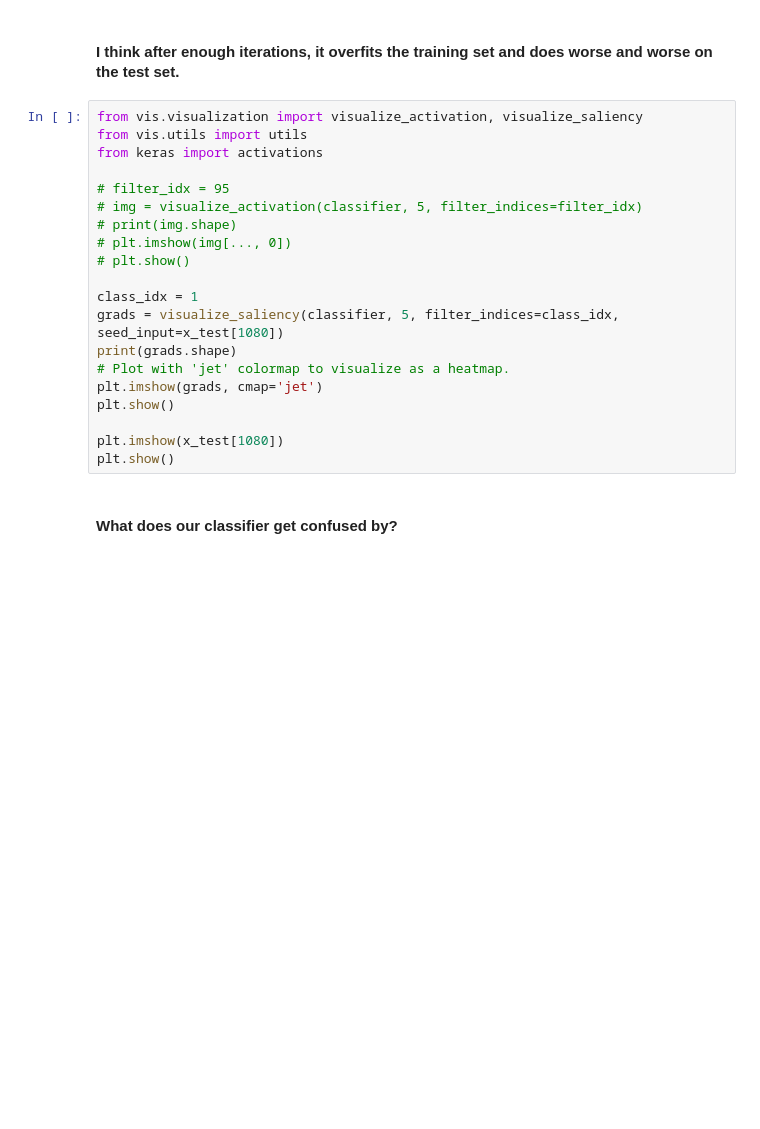
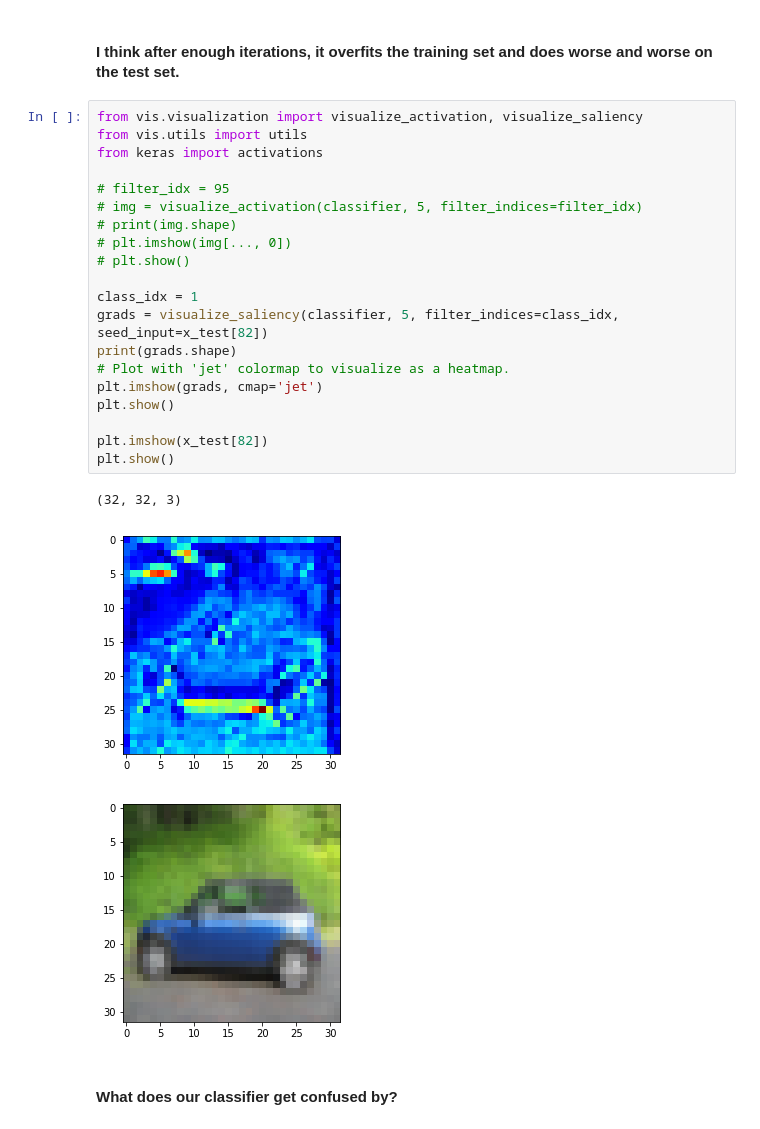
Before and after one commit to vwrj/car_autoencoder, a Jupyter notebook: Car Autoencoder.ipynb, the cells around one changed output. Cells and saved outputs as stored; diff of their text form; blank space fills up the shorter version.

```diff
--- a/Car Autoencoder.ipynb
+++ b/Car Autoencoder.ipynb
@@ -405,23 +445,27 @@ plt.show()
 # %%
 from vis.visualization import visualize_activation, visualize_saliency
 from vis.utils import utils
 from keras import activations
 
 # filter_idx = 95
 # img = visualize_activation(classifier, 5, filter_indices=filter_idx)
 # print(img.shape)
 # plt.imshow(img[..., 0])
 # plt.show()
 
 class_idx = 1
-grads = visualize_saliency(classifier, 5, filter_indices=class_idx, seed_input=x_test[1080])
+grads = visualize_saliency(classifier, 5, filter_indices=class_idx, seed_input=x_test[82])
 print(grads.shape)
 # Plot with 'jet' colormap to visualize as a heatmap.
 plt.imshow(grads, cmap='jet')
 plt.show()
 
-plt.imshow(x_test[1080])
+plt.imshow(x_test[82])
 plt.show()
+# %% [output]
+(32, 32, 3)
+[figure, added]
+[figure, added]
 # %% [markdown]
 #### What does our classifier get confused by?
 # %%
```
Also changed, not shown: parts of 36 cells of this notebook, 7 other files.
